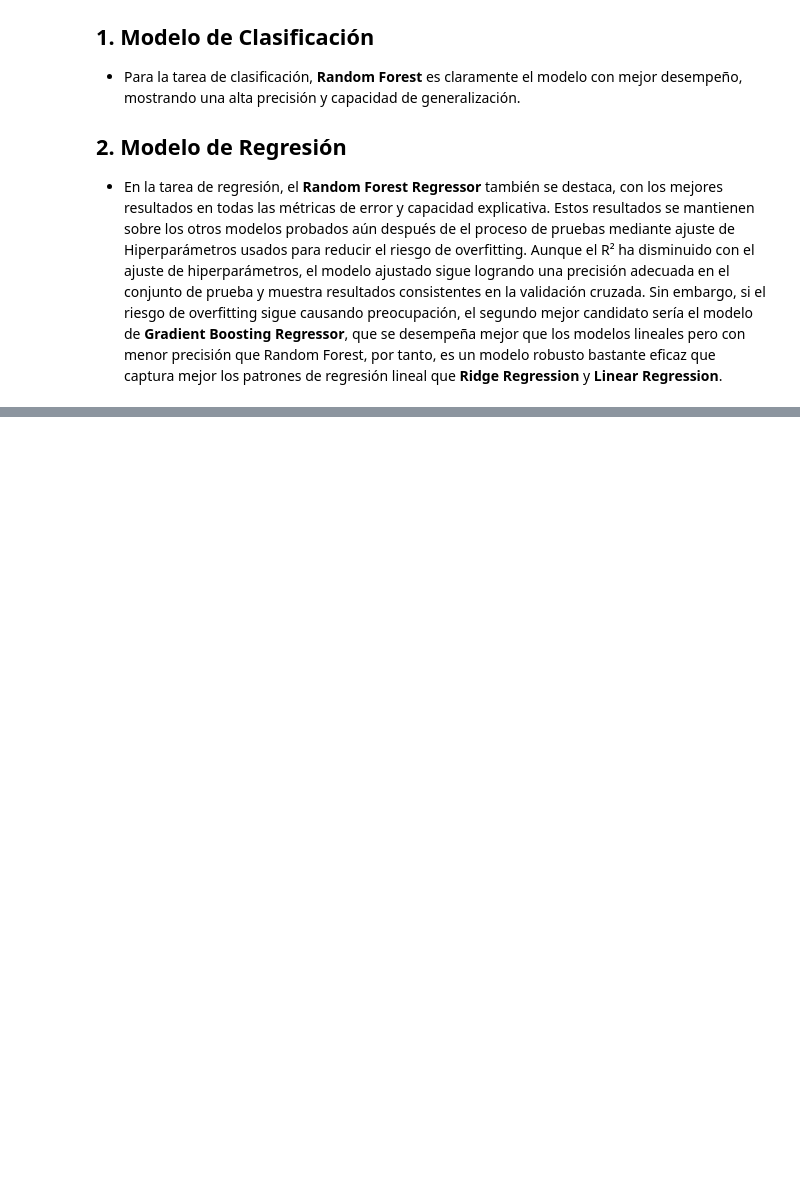
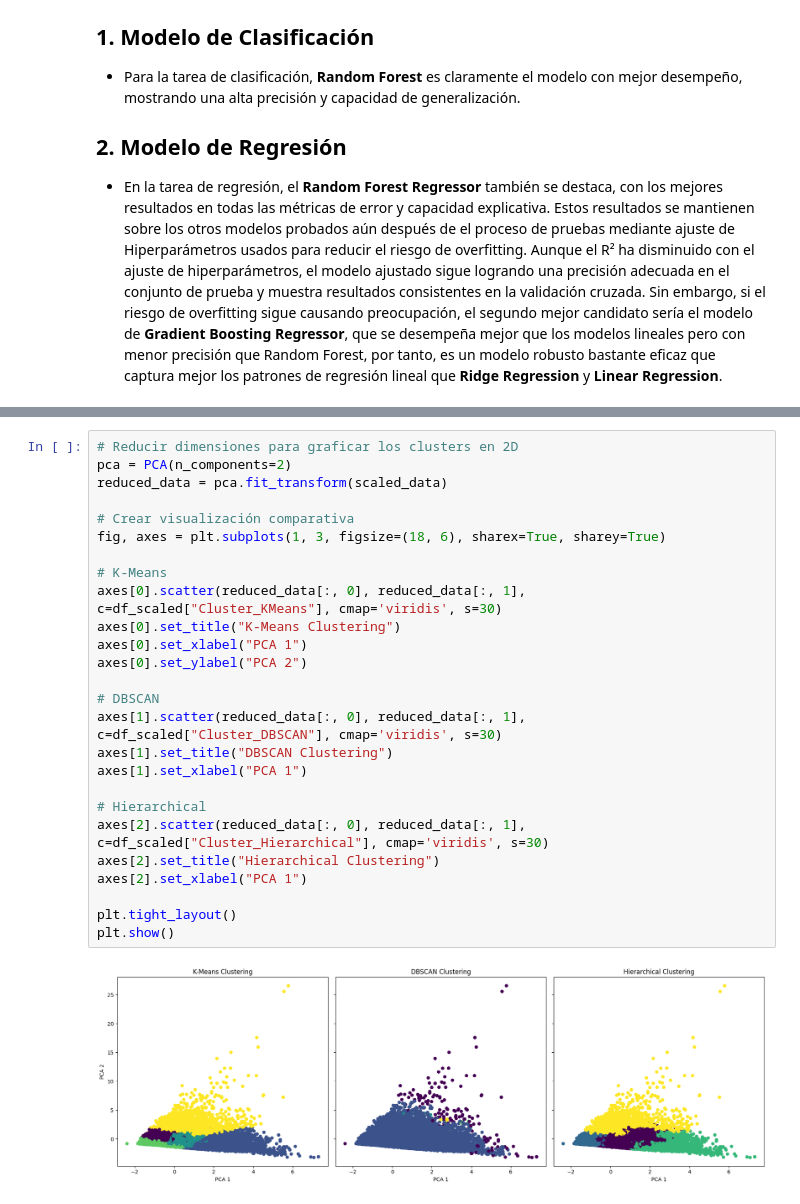
Before and after one commit to jpfuentesv89/TransversalMachineLearning, a Jupyter notebook: MonopolyDormammu.ipynb, the cells around one changed output, grey strips where cells are left out. Drawn from its saved outputs; the diff is of its cells as text; blank space fills up the shorter version.

```diff
--- a/MonopolyDormammu.ipynb
+++ b/MonopolyDormammu.ipynb
@@ -1046,0 +1203,28 @@ plt.show()
+# %%
+# Reducir dimensiones para graficar los clusters en 2D
+pca = PCA(n_components=2)
+reduced_data = pca.fit_transform(scaled_data)
+
+# Crear visualización comparativa
+fig, axes = plt.subplots(1, 3, figsize=(18, 6), sharex=True, sharey=True)
+
+# K-Means
+axes[0].scatter(reduced_data[:, 0], reduced_data[:, 1], c=df_scaled["Cluster_KMeans"], cmap='viridis', s=30)
+axes[0].set_title("K-Means Clustering")
+axes[0].set_xlabel("PCA 1")
+axes[0].set_ylabel("PCA 2")
+
+# DBSCAN
+axes[1].scatter(reduced_data[:, 0], reduced_data[:, 1], c=df_scaled["Cluster_DBSCAN"], cmap='viridis', s=30)
+axes[1].set_title("DBSCAN Clustering")
+axes[1].set_xlabel("PCA 1")
+
+# Hierarchical
+axes[2].scatter(reduced_data[:, 0], reduced_data[:, 1], c=df_scaled["Cluster_Hierarchical"], cmap='viridis', s=30)
+axes[2].set_title("Hierarchical Clustering")
+axes[2].set_xlabel("PCA 1")
+
+plt.tight_layout()
+plt.show()
+# %% [output]
+[figure, added]
```
Also changed, not shown: parts of 8 cells of this notebook.
